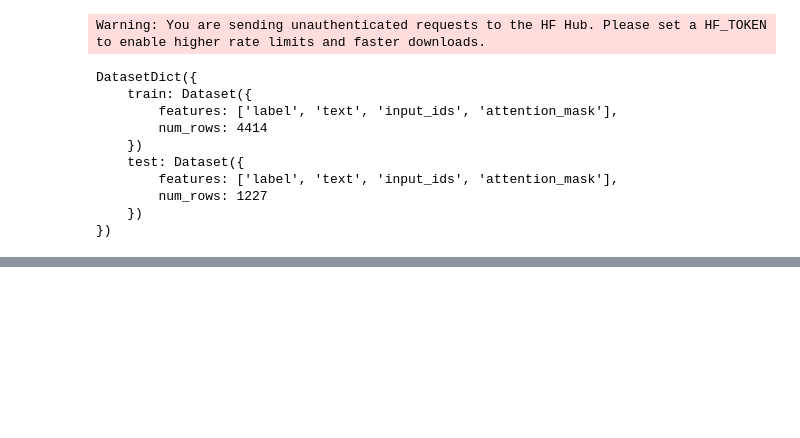
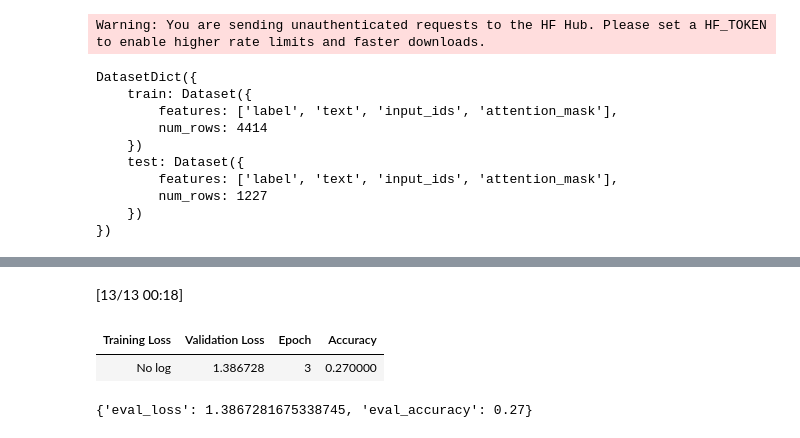
Before and after one commit to richmond003/LangChain-and-LangGraph, a Jupyter notebook: xlnet.ipynb, the cells around one changed output, grey strips where cells are left out. Cells and saved outputs as stored; diff of their text form; code cells hidden in the pictures; blank space fills up the shorter version.

```diff
--- a/xlnet.ipynb
+++ b/xlnet.ipynb
@@ -199,0 +246,8 @@ pprint(tokenized_datasets["train"]["input_ids"][0])
+# %%
+# evaluating performance of model
+trainer.evaluate()
+# %% [output]
+[13/13 00:18]
+| Training Loss | Validation Loss | Epoch | Accuracy |
+| No log | 1.386728 | 3 | 0.270000 |
+{'eval_loss': 1.3867281675338745, 'eval_accuracy': 0.27}
```
Also changed, not shown: parts of 18 cells of this notebook, 5 other files.
